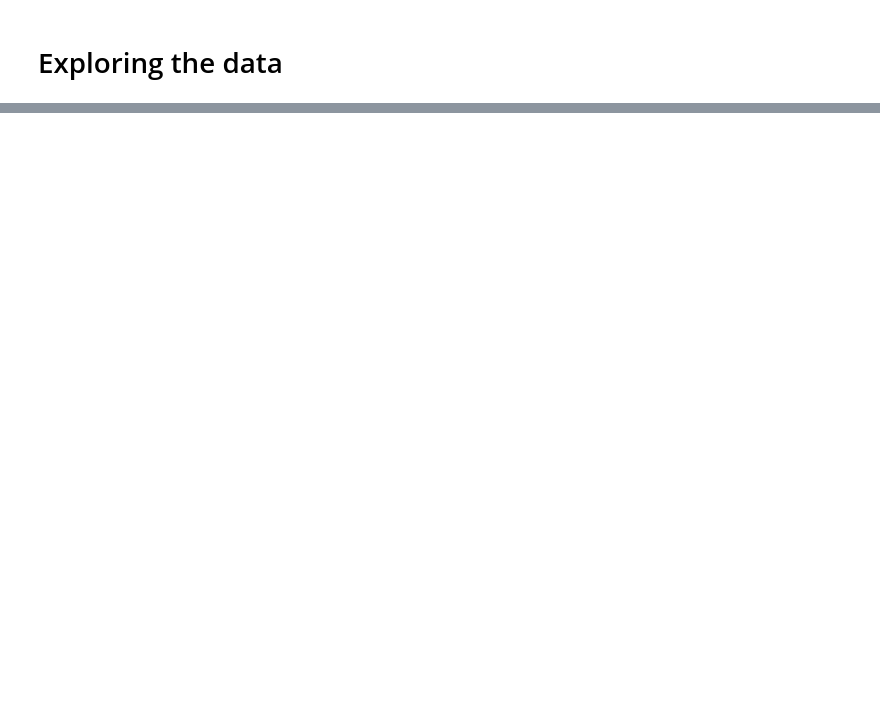
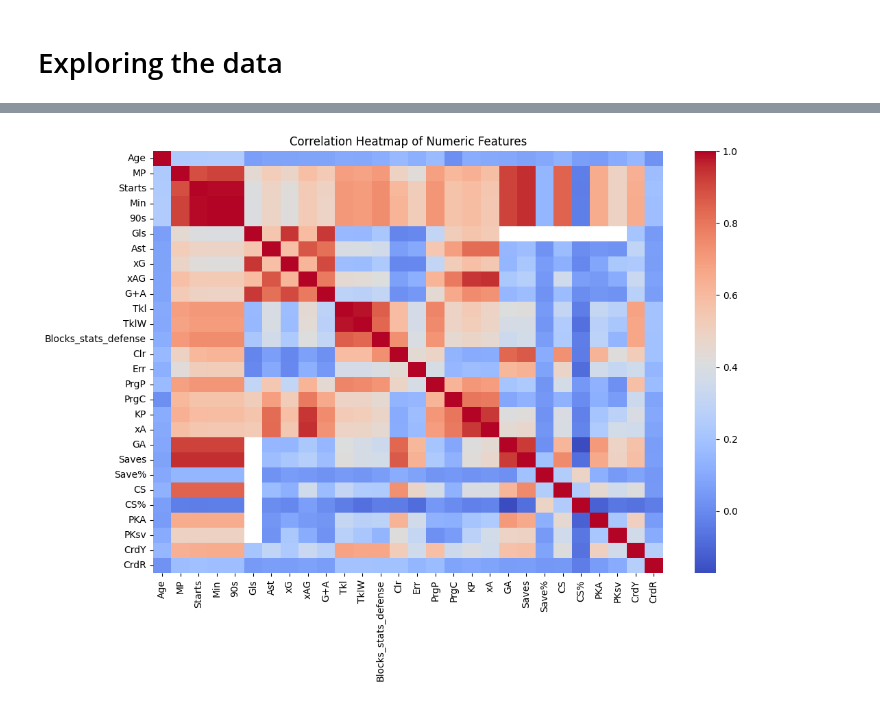
Before and after one commit to rahafw/future_stars, a Jupyter notebook: notebooks/rahaf_future_stars_EDA.ipynb, the cells around one changed output, grey strips where cells are left out. Cells and saved outputs as stored; diff of their text form; code cells hidden in the pictures; blank space fills up the shorter version.

```diff
--- a/notebooks/rahaf_future_stars_EDA.ipynb
+++ b/notebooks/rahaf_future_stars_EDA.ipynb
@@ -84,0 +245,17 @@ d
+# %%
+# Since we need to build a streamlit map for scouts, we need full country names for clear filtering.
+
+# Extract 3-letter code
+filtered_df["Nation_code"] = filtered_df["Nation"].str.split().str[-1]
+
+# Map to full country name
+def full_country_name(code):
+    try:
+        return pycountry.countries.get(alpha_3=code).name
+    except:
+        return code
+
+filtered_df["Nation_name"] = filtered_df["Nation_code"].apply(full_country_name)
+
+# Testing
+filtered_df[["Player", "Nation_code", "Nation_name"]].head(10)
@@ -84,0 +282,8 @@ d
+# %%
+dc = filtered_df.select_dtypes(include=['float64','int64'])
+plt.figure(figsize=(12,8))
+sns.heatmap(dc.corr(), cmap="coolwarm")
+plt.title("Correlation Heatmap of Numeric Features")
+plt.show()
+# %% [output]
+[figure, added]
```
Also changed, not shown: parts of 21 cells of this notebook.
